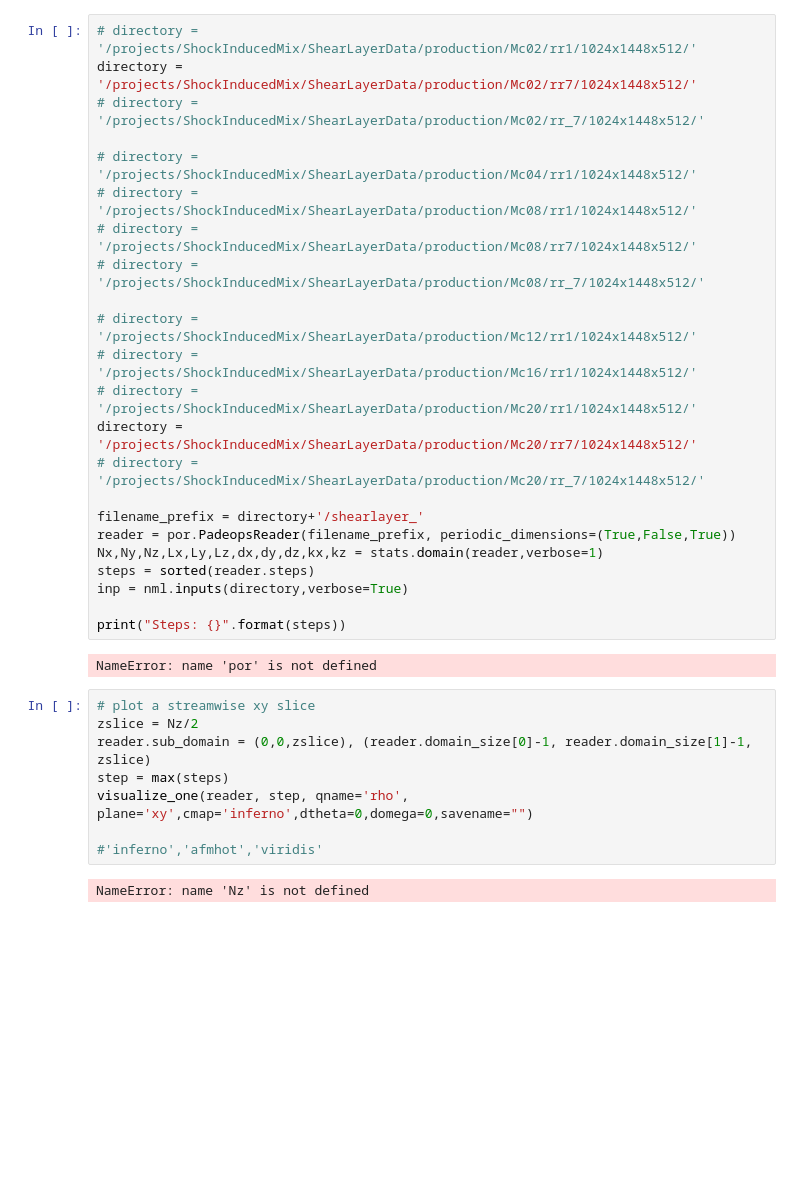
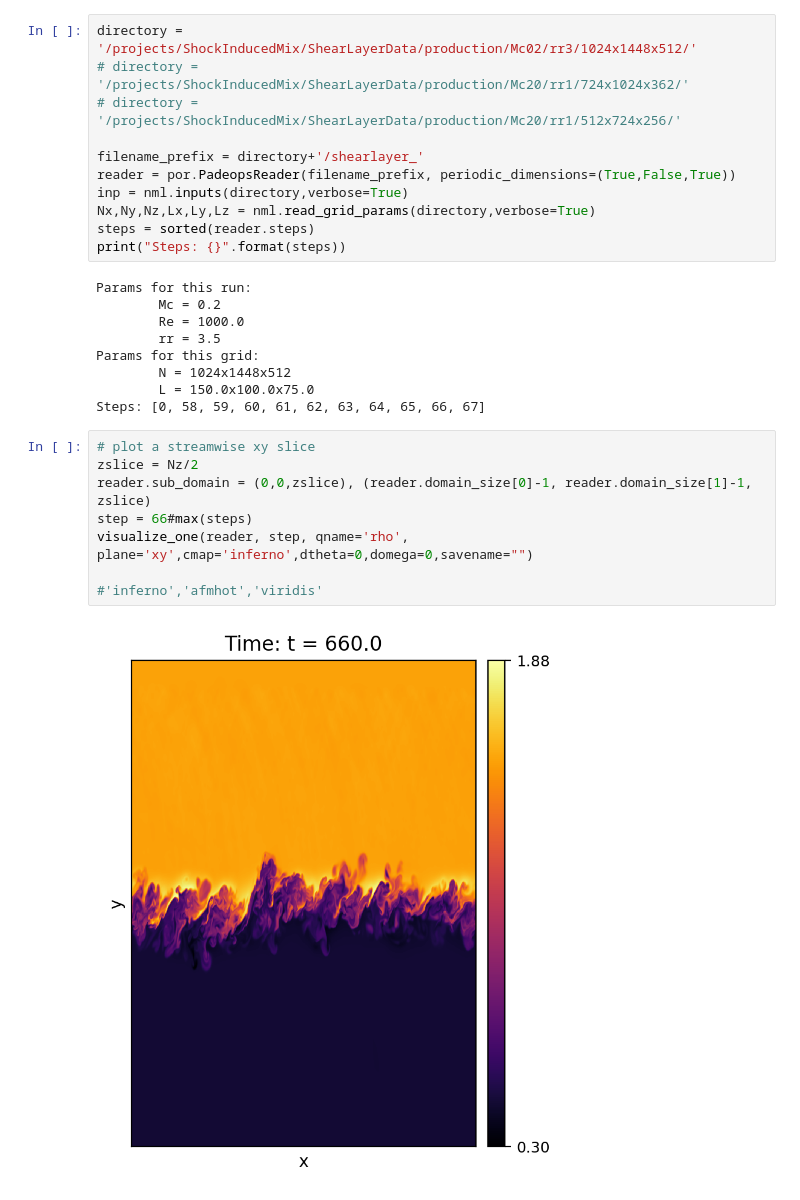
Before and after one commit to FPAL-Stanford-University/FloATPy, a Jupyter notebook: post/plot_slices_single.ipynb, the cells around one changed output. Cells and saved outputs as stored; diff of their text form; blank space fills up the shorter version.

```diff
--- a/post/plot_slices_single.ipynb
+++ b/post/plot_slices_single.ipynb
@@ -80,38 +67,33 @@ def growth_rates(filename_prefix):
 # %%
-# directory = '/projects/ShockInducedMix/ShearLayerData/production/Mc02/rr1/1024x1448x512/'
-directory = '/projects/ShockInducedMix/ShearLayerData/production/Mc02/rr7/1024x1448x512/'
-# directory = '/projects/ShockInducedMix/ShearLayerData/production/Mc02/rr_7/1024x1448x512/'
-
-# directory = '/projects/ShockInducedMix/ShearLayerData/production/Mc04/rr1/1024x1448x512/'
-# directory = '/projects/ShockInducedMix/ShearLayerData/production/Mc08/rr1/1024x1448x512/'
-# directory = '/projects/ShockInducedMix/ShearLayerData/production/Mc08/rr7/1024x1448x512/'
-# directory = '/projects/ShockInducedMix/ShearLayerData/production/Mc08/rr_7/1024x1448x512/'
-
-# directory = '/projects/ShockInducedMix/ShearLayerData/production/Mc12/rr1/1024x1448x512/'
-# directory = '/projects/ShockInducedMix/ShearLayerData/production/Mc16/rr1/1024x1448x512/'
-# directory = '/projects/ShockInducedMix/ShearLayerData/production/Mc20/rr1/1024x1448x512/'
-directory = '/projects/ShockInducedMix/ShearLayerData/production/Mc20/rr7/1024x1448x512/'
-# directory = '/projects/ShockInducedMix/ShearLayerData/production/Mc20/rr_7/1024x1448x512/'
+directory = '/projects/ShockInducedMix/ShearLayerData/production/Mc02/rr3/1024x1448x512/'
+# directory = '/projects/ShockInducedMix/ShearLayerData/production/Mc20/rr1/724x1024x362/'
+# directory = '/projects/ShockInducedMix/ShearLayerData/production/Mc20/rr1/512x724x256/'
 
 filename_prefix = directory+'/shearlayer_'
 reader = por.PadeopsReader(filename_prefix, periodic_dimensions=(True,False,True))
-Nx,Ny,Nz,Lx,Ly,Lz,dx,dy,dz,kx,kz = stats.domain(reader,verbose=1)
+inp = nml.inputs(directory,verbose=True)
+Nx,Ny,Nz,Lx,Ly,Lz = nml.read_grid_params(directory,verbose=True)
 steps = sorted(reader.steps)
-inp = nml.inputs(directory,verbose=True)
-
 print("Steps: {}".format(steps))
 # %% [output]
-NameError: name 'por' is not defined
+Params for this run:
+        Mc = 0.2
+        Re = 1000.0
+        rr = 3.5
+Params for this grid:
+        N = 1024x1448x512
+        L = 150.0x100.0x75.0
+Steps: [0, 58, 59, 60, 61, 62, 63, 64, 65, 66, 67]
 # %%
 # plot a streamwise xy slice
 zslice = Nz/2
 reader.sub_domain = (0,0,zslice), (reader.domain_size[0]-1, reader.domain_size[1]-1, zslice)
-step = max(steps)
+step = 66#max(steps)
 visualize_one(reader, step, qname='rho', plane='xy',cmap='inferno',dtheta=0,domega=0,savename="")
 
 #'inferno','afmhot','viridis'
 # %% [output]
-NameError: name 'Nz' is not defined
+[figure, added]
 # %%
 # plot an spanwise xz slice
 yslice = Ny/2
```
Also changed, not shown: parts of 5 cells of this notebook, 53 other files.
